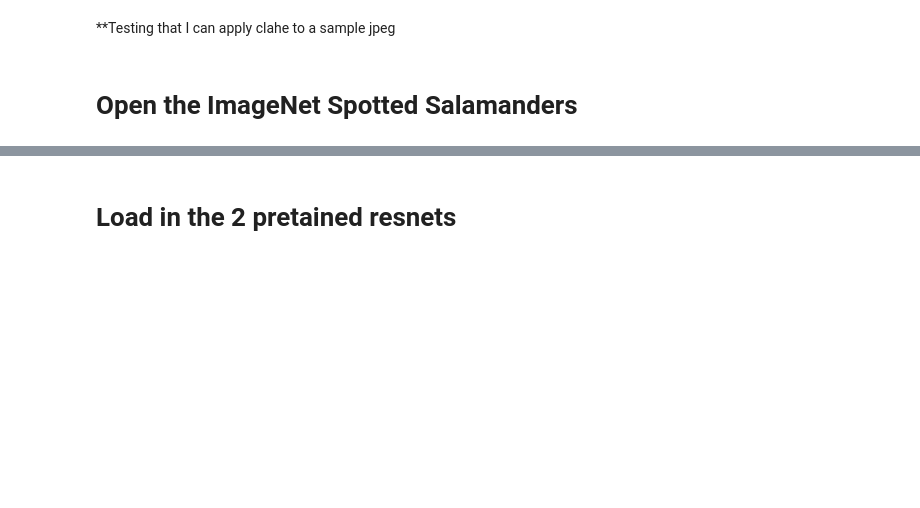
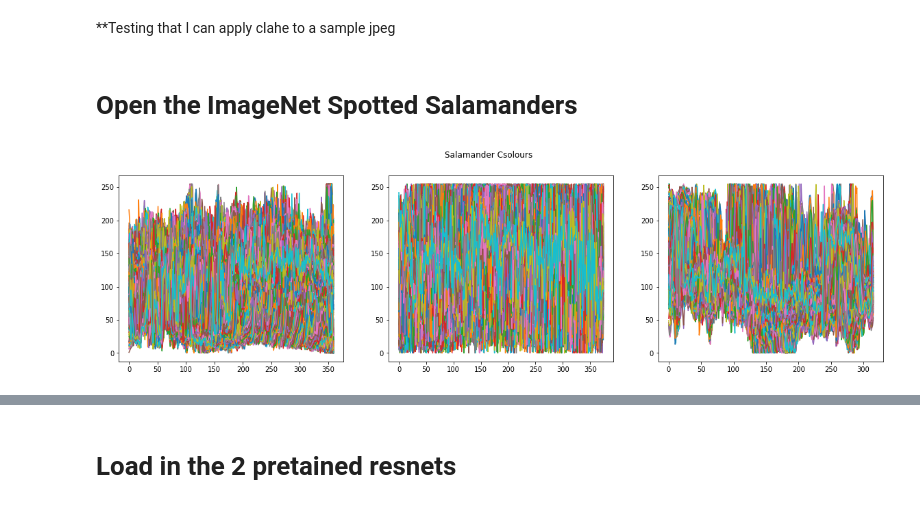
Before and after one commit to imckechn/imageEnhancer, a Jupyter notebook: main.ipynb, the cells around one changed output, grey strips where cells are left out. Cells and saved outputs as stored; diff of their text form; code cells hidden in the pictures; blank space fills up the shorter version.

```diff
--- a/main.ipynb
+++ b/main.ipynb
@@ -30,21 +30,28 @@ import cv2
 # %%
 trainSetOG = []
 
 directory = 'imageNet/ILSVRC/Data/CLS-LOC/train/n01632458'
 
 #Load in all salamader images
 for filename in os.listdir(directory):
     f = os.path.join(directory, filename)
     # checking if it is a file
     if os.path.isfile(f):
-        trainSetOG.append(cv2.imread(f, 0))
+        #trainSetOG.append(cv2.imread(f, 0))
+        trainSetOG.append(cv2.imread(f, cv2.IMREAD_GRAYSCALE))
 
 #copy it
 trainSetCLAHE = trainSetOG
 
-# fig, (ax1, ax2, ax3) = plt.subplots(1, 3)
-# fig.suptitle('Salamanders')
-# ax1.plot(trainSet[0][0])
-# ax2.plot(trainSet[1][0])
-# ax3.plot(trainSet[2][0])
-# fig.show()
+cv2.imshow('image', trainSetOG[0])
+
+
+fig, (ax1, ax2, ax3) = plt.subplots(1, 3,  figsize = (20, 5))
+
+fig.suptitle('Salamander Csolours')
+ax1.plot(trainSetOG[0])
+ax2.plot(trainSetOG[1])
+ax3.plot(trainSetOG[2])
+fig.show()
+# %% [output]
+[figure, added]
```
Also changed, not shown: parts of 10 cells of this notebook.
